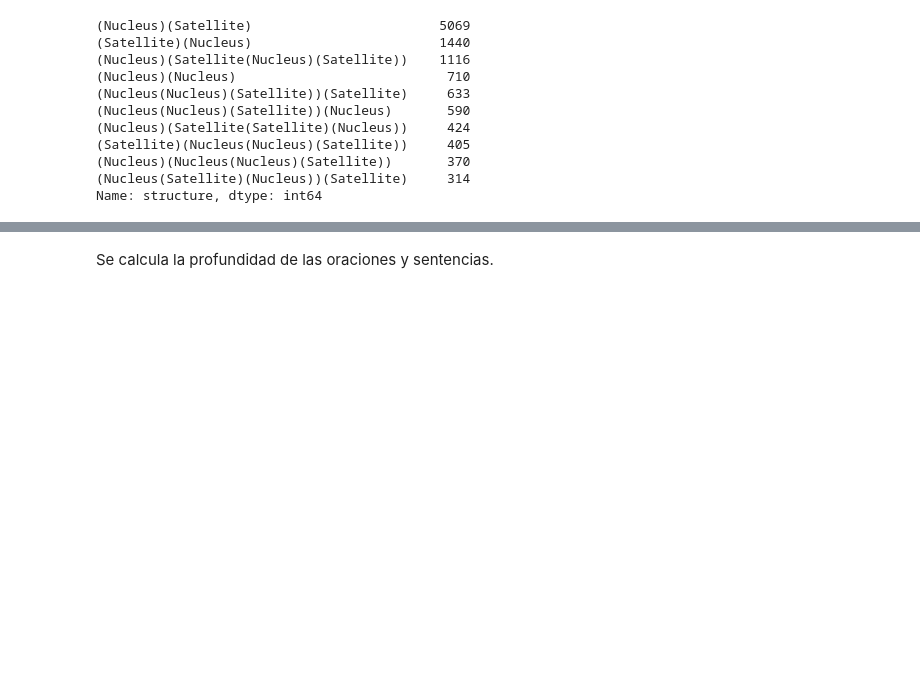
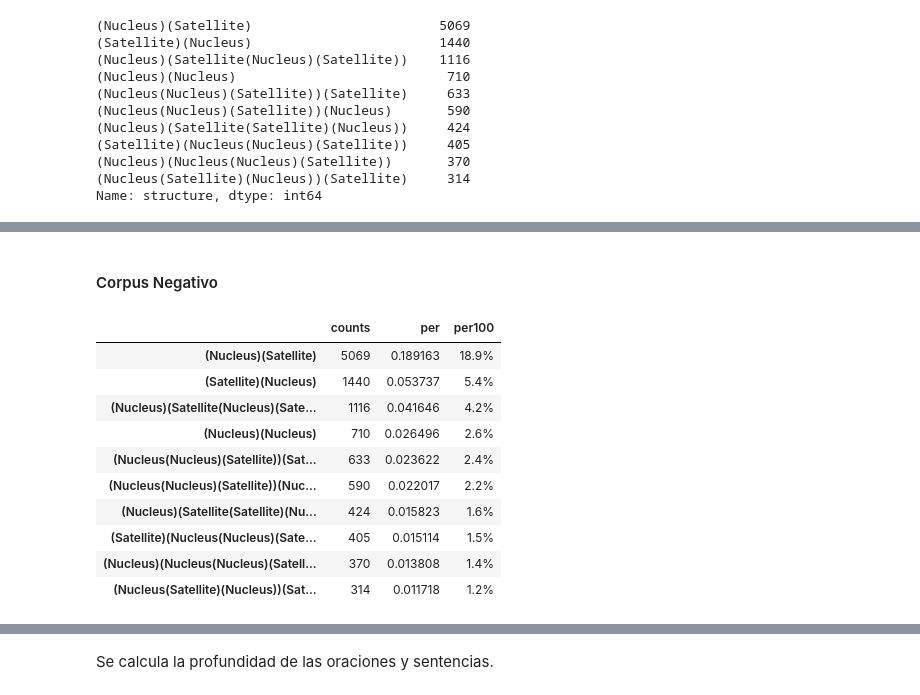
Before and after one commit to pampillo/TFM_Raul_Barrantes, a Jupyter notebook: Parte3.ipynb, the cells around one changed output, grey strips where cells are left out. Saved outputs shown, nothing was run; the diff lists cells and outputs as text; code cells hidden in the pictures; blank space fills up the shorter version.

```diff
--- a/Parte3.ipynb
+++ b/Parte3.ipynb
@@ -163,0 +187,20 @@ Name: structure, dtype: int64
+# %% [markdown]
+#### Corpus Negativo
+# %%
+s = dfNegative.structure
+counts = s.value_counts()
+percent = s.value_counts(normalize=True)
+percent100 = s.value_counts(normalize=True).mul(100).round(1).astype(str) + '%'
+pd.DataFrame({'counts': counts, 'per': percent, 'per100': percent100}).head(10)
+# %% [output]
+|  | counts | per | per100 |
+| (Nucleus)(Satellite) | 5069 | 0.189163 | 18.9% |
+| (Satellite)(Nucleus) | 1440 | 0.053737 | 5.4% |
+| (Nucleus)(Satellite(Nucleus)(Sate... | 1116 | 0.041646 | 4.2% |
+| (Nucleus)(Nucleus) | 710 | 0.026496 | 2.6% |
+| (Nucleus(Nucleus)(Satellite))(Sat... | 633 | 0.023622 | 2.4% |
+| (Nucleus(Nucleus)(Satellite))(Nuc... | 590 | 0.022017 | 2.2% |
+| (Nucleus)(Satellite(Satellite)(Nu... | 424 | 0.015823 | 1.6% |
+| (Satellite)(Nucleus(Nucleus)(Sate... | 405 | 0.015114 | 1.5% |
+| (Nucleus)(Nucleus(Nucleus)(Satell... | 370 | 0.013808 | 1.4% |
+| (Nucleus(Satellite)(Nucleus))(Sat... | 314 | 0.011718 | 1.2% |
```
Also changed, not shown: parts of 26 cells of this notebook, 4 other files.
